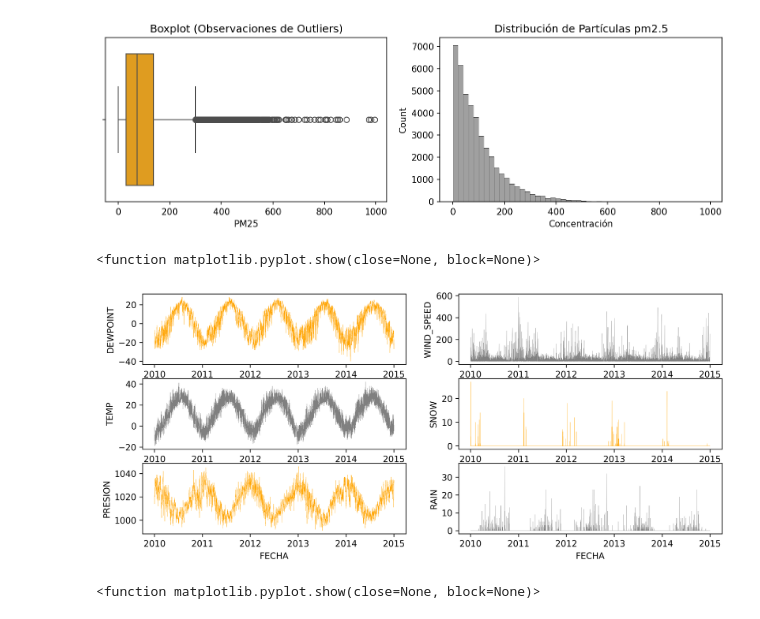
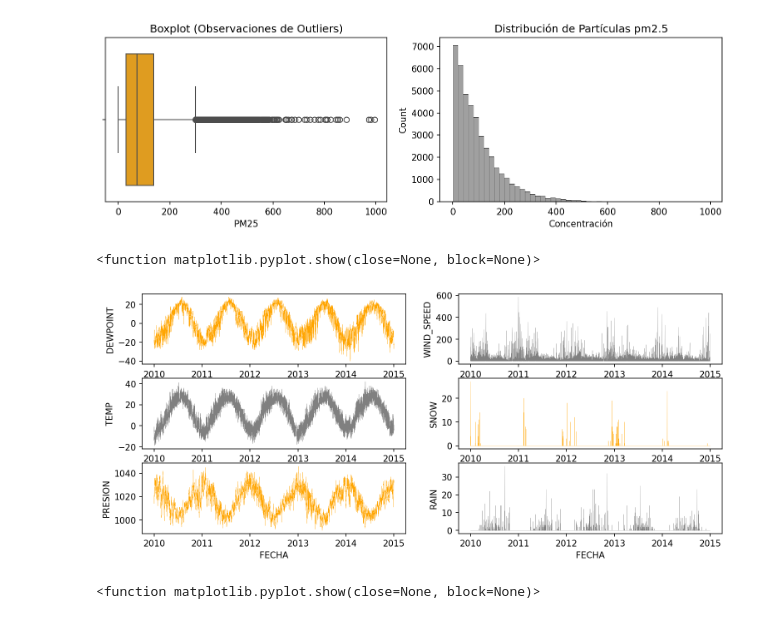
Before and after one commit to gapalfaro-cmyk/Proyecto-de-fin-de-modulo-5---Alfaro-Badillo-Cruz-Perez-Rupit, a Jupyter notebook: Entregable_Tarea_5_1_Alfaro_Cruz_Perez_Rupit_Medea.ipynb, the cells around one changed output. Saved outputs shown, nothing was run; the diff lists cells and outputs as text; code cells hidden in the pictures.

```diff
--- a/Entregable_Tarea_5_1_Alfaro_Cruz_Perez_Rupit_Medea.ipynb
+++ b/Entregable_Tarea_5_1_Alfaro_Cruz_Perez_Rupit_Medea.ipynb
@@ -390,20 +390,20 @@ plt.show()
 # %%
 # SERIES DE TIEMPO
 # La recomendación de las series de tiempo (en un mismo figure) para todas las variables
-plt.rcParams["figure.dpi"] = 300
+plt.rcParams["figure.dpi"] = 150
 
 fig, axs = plt.subplots(3,2, figsize=(12,5))
 sns.lineplot(x="FECHA", y="DEWPOINT", data=df, color='orange', linewidth=0.2, ax=axs[0,0])
 sns.lineplot(x="FECHA", y="TEMP", data=df, color='grey',linewidth=0.2, ax=axs[1,0])
 sns.lineplot(x="FECHA", y="PRESION", data=df,color='orange', linewidth=0.2, ax=axs[2,0])
 sns.lineplot(x="FECHA", y="WIND_SPEED", data=df, color='grey', linewidth=0.2, ax=axs[0,1])
 sns.lineplot(x="FECHA", y="SNOW", data=df, color='orange', linewidth=0.2, ax=axs[1,1])
 sns.lineplot(x="FECHA", y="RAIN", data=df,color='grey', linewidth=0.2, ax=axs[2,1])
 
 plt.show
 # %% [output]
 <function matplotlib.pyplot.show(close=None, block=None)>
-[figure, old version]
+[figure, new version]
 # %%
 # HISTOGRAMA
 # Analisis de outliers para cada variable
```
Also changed, not shown: parts of 24 cells of this notebook.
